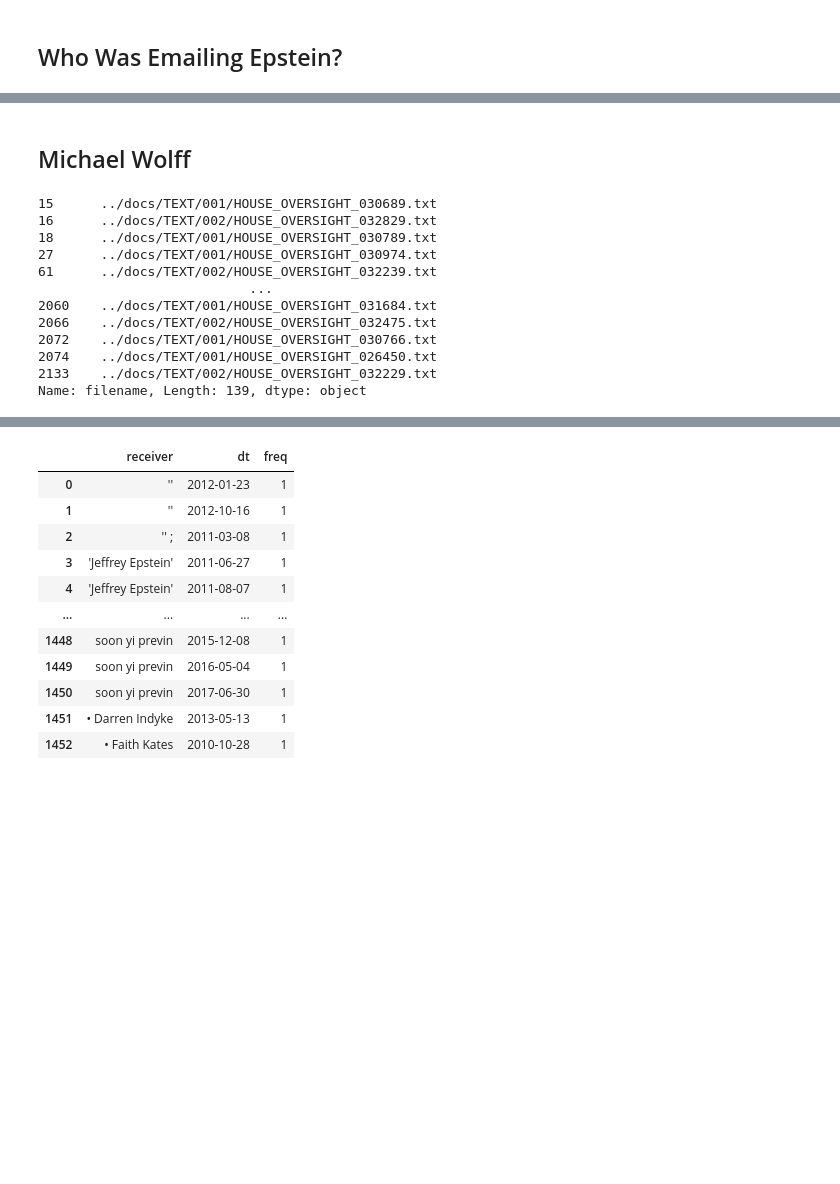
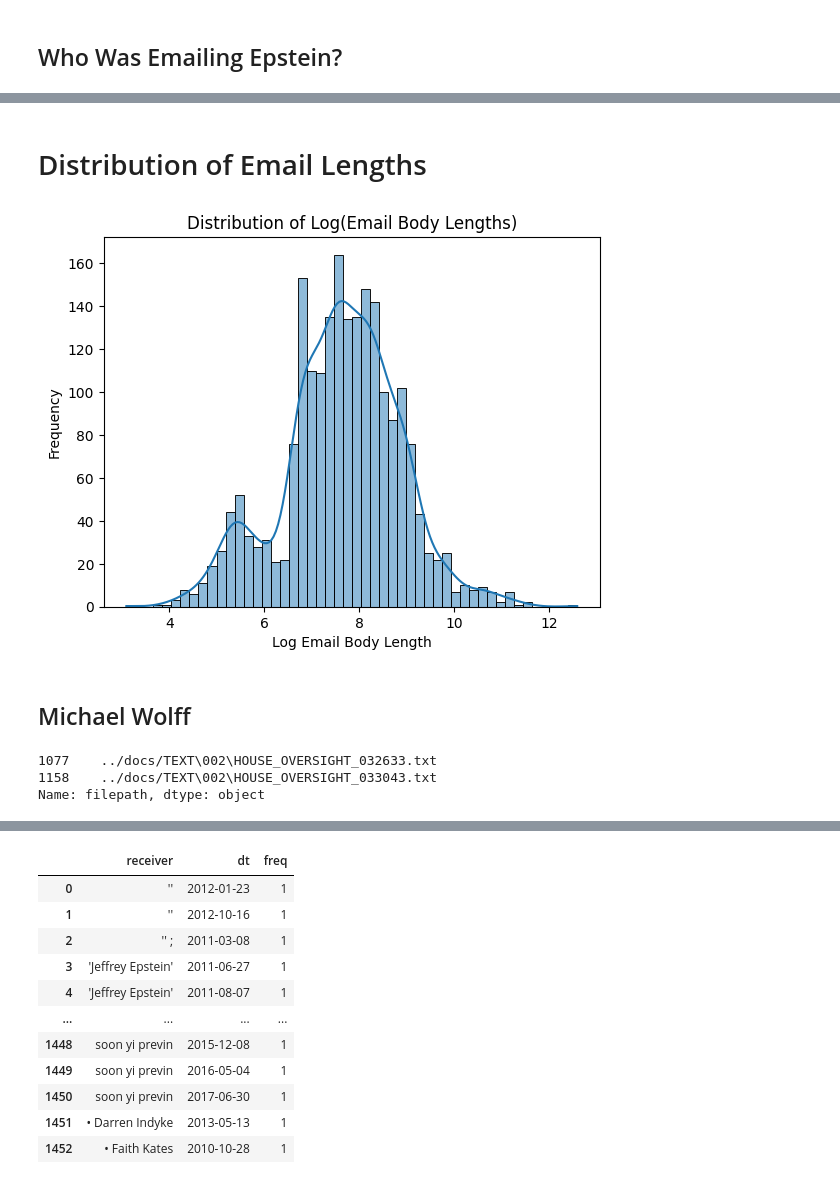
Before and after one commit to Connor-Villanueva/CSC-369, a Jupyter notebook: FinalProject/draft/explore_emails.ipynb, the cells around one changed output, grey strips where cells are left out. Cells and saved outputs as stored; diff of their text form; code cells hidden in the pictures; blank space fills up the shorter version.

```diff
--- a/FinalProject/draft/explore_emails.ipynb
+++ b/FinalProject/draft/explore_emails.ipynb
@@ -441,21 +447,25 @@ Passing `palette` without assigning `hue` is deprecated and will be removed in v
+# %% [markdown]
+# Distribution of Email Lengths
+# %%
+email_lengths = emails["body"].str.len()
+emails_lengths_log = np.log(email_lengths)
+
+sns.histplot(emails_lengths_log, bins=50, palette="viridis", kde=True)
+plt.xlabel("Log Email Body Length")
+plt.ylabel("Frequency")
+plt.title("Distribution of Log(Email Body Lengths)")
+plt.show()
+# %% [output]
+[figure, added]
 # %% [markdown]
 ## Michael Wolff
 # %%
-target = "Michael Wolff"
-emails[(emails["sender"] == target) | (emails["receiver"] == target)]["filename"]
+target = "Thomas Landon"
+emails[((emails["sender"] == target) | (emails["receiver"] == target)) & (emails["subject"].str.contains("Connelly", na=False))]["filepath"]
 # %% [output]
-15      ../docs/TEXT/001/HOUSE_OVERSIGHT_030689.txt
-16      ../docs/TEXT/002/HOUSE_OVERSIGHT_032829.txt
-18      ../docs/TEXT/001/HOUSE_OVERSIGHT_030789.txt
-27      ../docs/TEXT/001/HOUSE_OVERSIGHT_030974.txt
-61      ../docs/TEXT/002/HOUSE_OVERSIGHT_032239.txt
-                           ...
-2060    ../docs/TEXT/001/HOUSE_OVERSIGHT_031684.txt
-2066    ../docs/TEXT/002/HOUSE_OVERSIGHT_032475.txt
-2072    ../docs/TEXT/001/HOUSE_OVERSIGHT_030766.txt
-2074    ../docs/TEXT/001/HOUSE_OVERSIGHT_026450.txt
-2133    ../docs/TEXT/002/HOUSE_OVERSIGHT_032229.txt
-Name: filename, Length: 139, dtype: object
+1077    ../docs/TEXT\002\HOUSE_OVERSIGHT_032633.txt
+1158    ../docs/TEXT\002\HOUSE_OVERSIGHT_033043.txt
+Name: filepath, dtype: object
 # %%
 emails["dt"] = pd.to_datetime(emails["date_sent"], errors="coerce")
 emails["month"] = pd.to_datetime(emails["dt"].dt.to_period("M"), errors="coerce")
```
Also changed, not shown: parts of 15 cells of this notebook, 14 other files.
